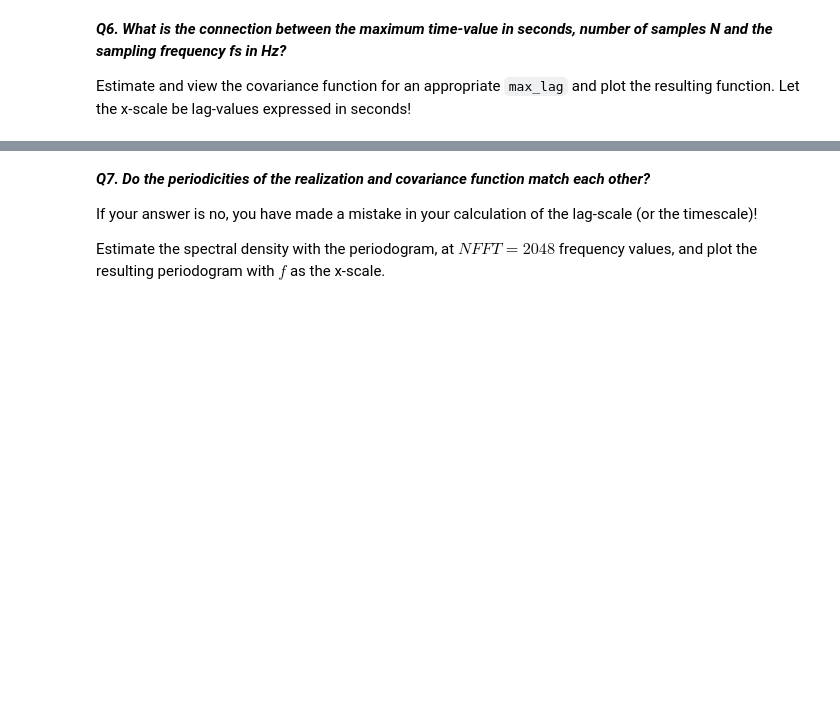
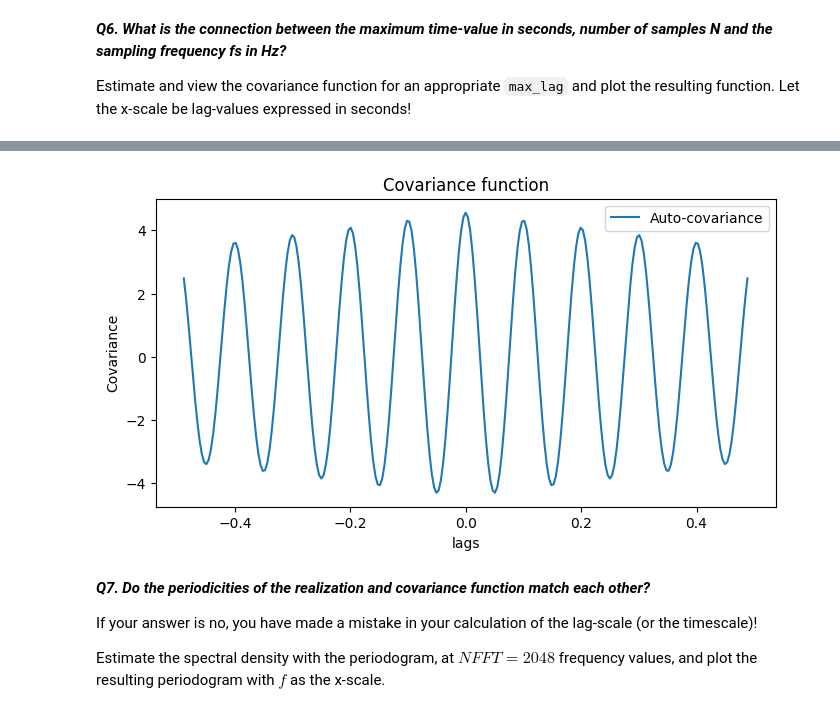
Before and after one commit to mario3219/FMSF10-lab, a Jupyter notebook: pythonLab1.ipynb, the cells around one changed output, grey strips where cells are left out. Saved outputs shown, nothing was run; the diff lists cells and outputs as text; code cells hidden in the pictures; blank space fills up the shorter version.

```diff
--- a/pythonLab1.ipynb
+++ b/pythonLab1.ipynb
@@ -193,3 +229,23 @@ Estimate and view the covariance function  for an appropriate `max_lag` and plot
+# %%
+# Write your own code below.
+
+N = 500
+fs = 256
+dt = 1/fs
+max_lag = N/4
+
+r, lags = getCov(x,max_lag,"r")
+lags_seconds = lags / fs
+
+plt.figure(figsize=(8, 4))
+plt.plot(lags_seconds,r, label='Auto-covariance')
+plt.xlabel('lags')
+plt.ylabel('Covariance')
+plt.title('Covariance function')
+plt.legend()
+plt.show()
+# %% [output]
+[figure, added]
 # %% [markdown]
 ***Q7. Do the periodicities of the realization and covariance function match each other?***
 
```
Also changed, not shown: parts of 16 cells of this notebook.
